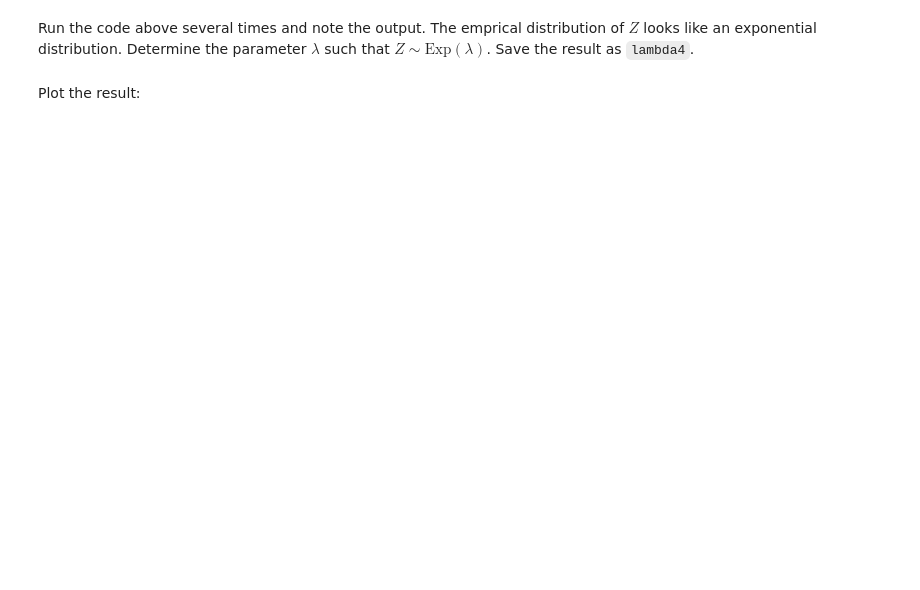
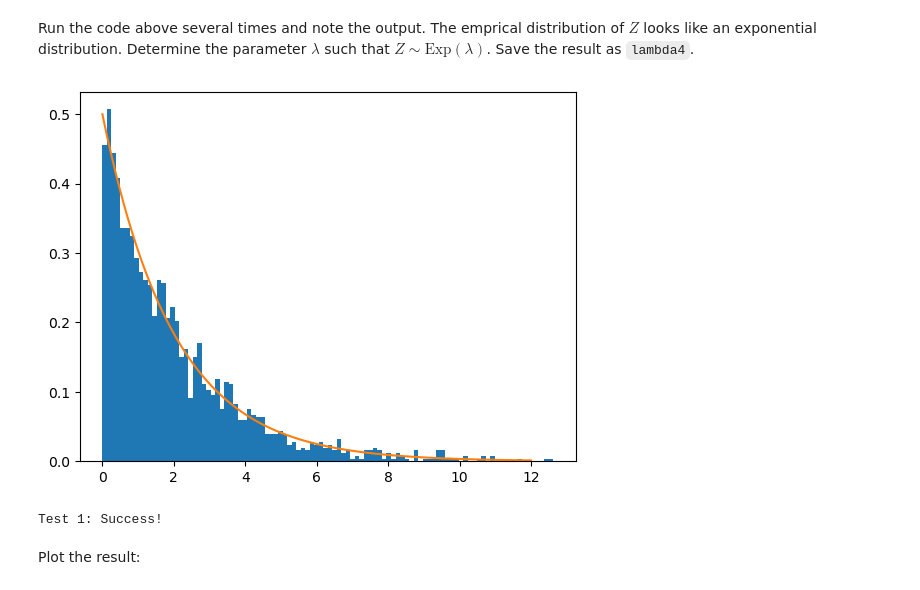
Before and after one commit to ejb1733/math302, a Jupyter notebook: python/assignment2.ipynb, the cells around one changed output. Cells and saved outputs as stored; diff of their text form; code cells hidden in the pictures; blank space fills up the shorter version.

```diff
--- a/python/assignment2.ipynb
+++ b/python/assignment2.ipynb
@@ -297,10 +303,23 @@ np.mean(Z)
 Run the code above several times and note the output. The emprical distribution of $Z$ looks like an exponential distribution. Determine the parameter $\lambda$ such that $Z \sim \mathrm{Exp}(\lambda)$. Save the result as `lambda4`.
 # %%
 # YOUR CODE HERE
+lambda4 = 0.5
+fexp4 = lambda x : lambda4 * np.exp(-lambda4 * x)
+
+x4 = np.linspace(0,12,100)
+y4 = fexp4(x4)
+
+plt.hist(Z, bins = 100, density=True)
+plt.plot(x4, y4)
+plt.show()
+# %% [output]
+[figure, added]
 # %%
 # Test 1: Verify lamba4 is a value larger than 0. (1 mark)
 assert lambda4 > 0
 print("Test 1: Success!")
+# %% [output]
+Test 1: Success!
 # %%
 # Test 2: Verify lambda4 is the correct value. This cell contains hidden tests. (1 mark)
 # %% [markdown]
```
Also changed, not shown: parts of 4 cells of this notebook.
